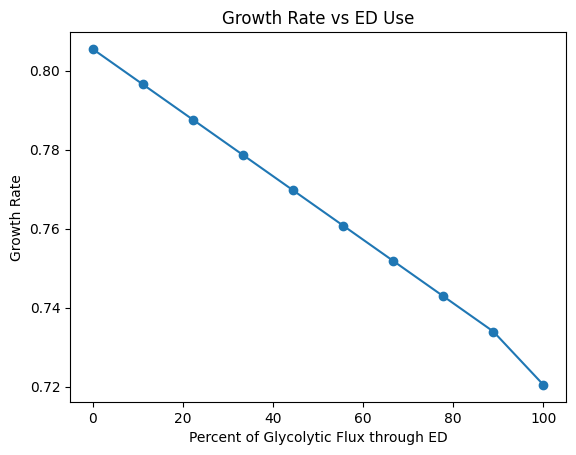
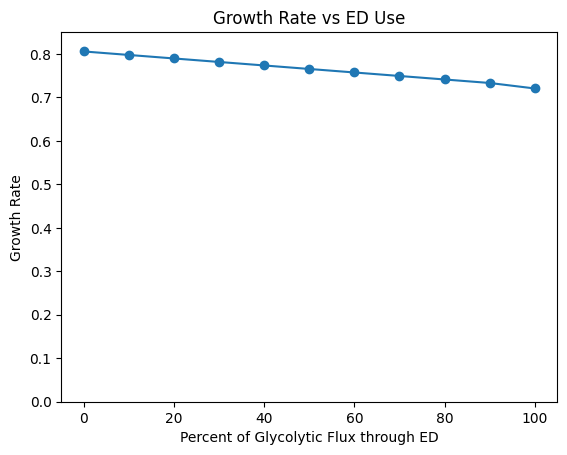
Unified diff of the notebook cell whose output changed from the first chart to the second:
--- before
+++ after
@@ -3,3 +3,7 @@
 plt.ylabel("Growth Rate")
 plt.title("Growth Rate vs ED Use")
-plt.show()
+plt.savefig("results/growth_rate_vs_ed_use.png")
+
+# Set the y axis min to be 0
+plt.ylim(0, 0.85)
+plt.savefig("results/growth_rate_vs_ed_use_full_range.png")

Commit: feat: save graphs and fluxes